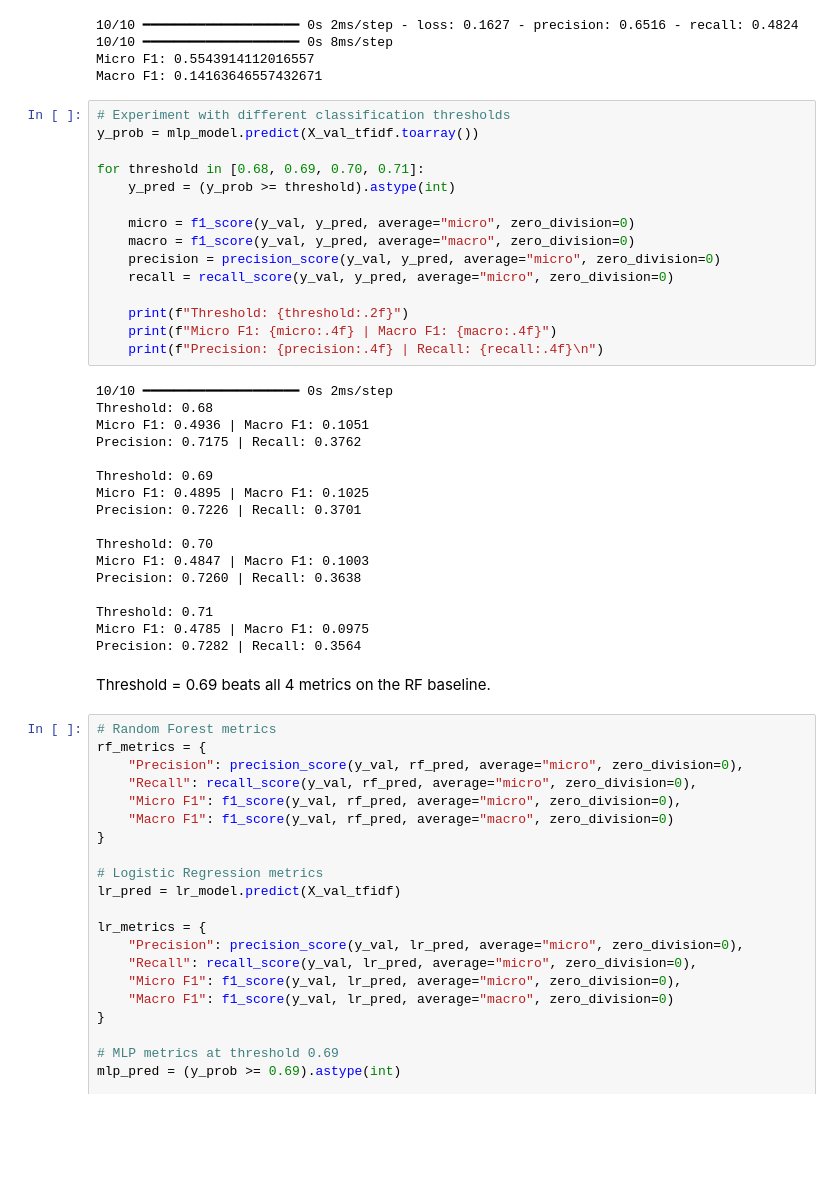
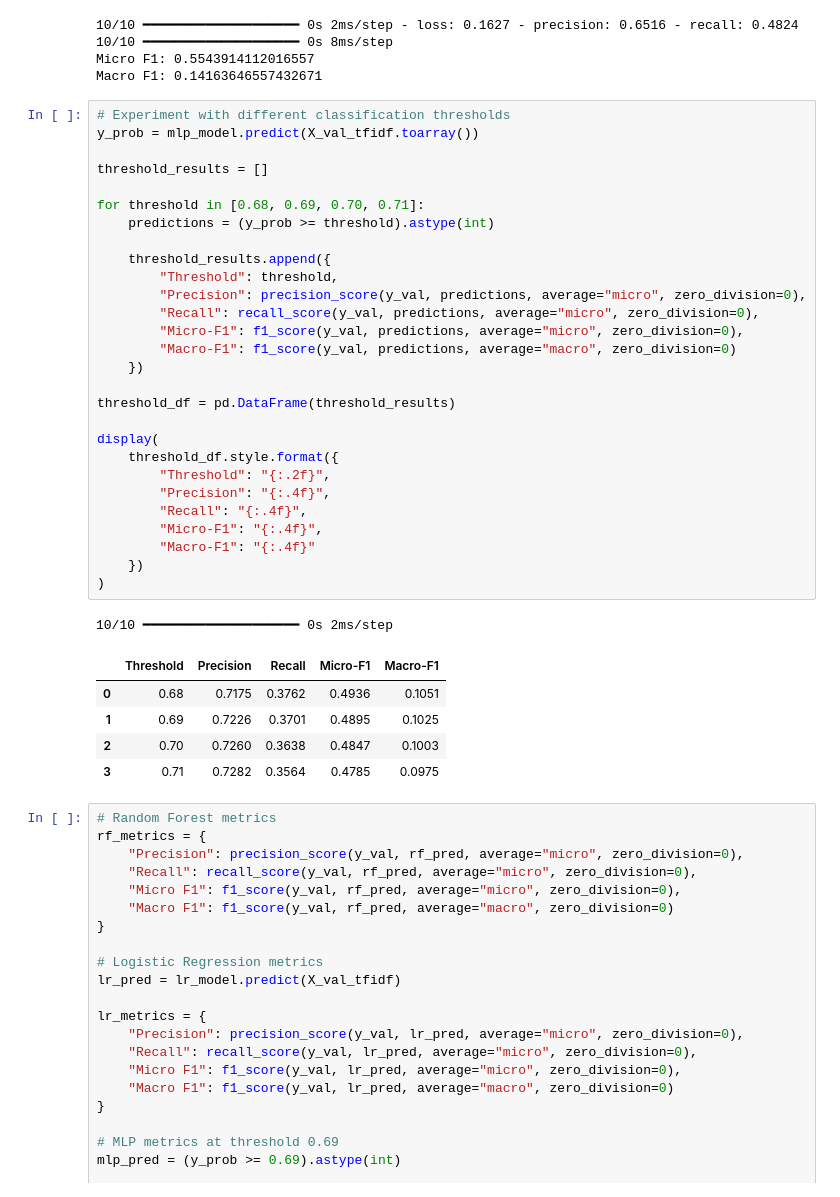
Before and after one commit to lexi1313/CS440_FinalProject, a Jupyter notebook: CS440_FinalProject.ipynb, the cells around one changed output. Drawn from its saved outputs; the diff is of its cells as text; blank space fills up the shorter version.

Commit message:
Added test table

```diff
--- a/CS440_FinalProject.ipynb
+++ b/CS440_FinalProject.ipynb
@@ -289,37 +289,38 @@ Macro F1: 0.14163646557432671
 # %%
 # Experiment with different classification thresholds
 y_prob = mlp_model.predict(X_val_tfidf.toarray())
 
+threshold_results = []
+
 for threshold in [0.68, 0.69, 0.70, 0.71]:
-    y_pred = (y_prob >= threshold).astype(int)
+    predictions = (y_prob >= threshold).astype(int)
 
-    micro = f1_score(y_val, y_pred, average="micro", zero_division=0)
-    macro = f1_score(y_val, y_pred, average="macro", zero_division=0)
-    precision = precision_score(y_val, y_pred, average="micro", zero_division=0)
-    recall = recall_score(y_val, y_pred, average="micro", zero_division=0)
+    threshold_results.append({
+        "Threshold": threshold,
+        "Precision": precision_score(y_val, predictions, average="micro", zero_division=0),
+        "Recall": recall_score(y_val, predictions, average="micro", zero_division=0),
+        "Micro-F1": f1_score(y_val, predictions, average="micro", zero_division=0),
+        "Macro-F1": f1_score(y_val, predictions, average="macro", zero_division=0)
+    })
 
-    print(f"Threshold: {threshold:.2f}")
-    print(f"Micro F1: {micro:.4f} | Macro F1: {macro:.4f}")
-    print(f"Precision: {precision:.4f} | Recall: {recall:.4f}\n")
+threshold_df = pd.DataFrame(threshold_results)
+
+display(
+    threshold_df.style.format({
+        "Threshold": "{:.2f}",
+        "Precision": "{:.4f}",
+        "Recall": "{:.4f}",
+        "Micro-F1": "{:.4f}",
+        "Macro-F1": "{:.4f}"
+    })
+)
 # %% [output]
 10/10 ━━━━━━━━━━━━━━━━━━━━ 0s 2ms/step
-Threshold: 0.68
-Micro F1: 0.4936 | Macro F1: 0.1051
-Precision: 0.7175 | Recall: 0.3762
-
-Threshold: 0.69
-Micro F1: 0.4895 | Macro F1: 0.1025
-Precision: 0.7226 | Recall: 0.3701
-
-Threshold: 0.70
-Micro F1: 0.4847 | Macro F1: 0.1003
-Precision: 0.7260 | Recall: 0.3638
-
-Threshold: 0.71
-Micro F1: 0.4785 | Macro F1: 0.0975
-Precision: 0.7282 | Recall: 0.3564
+|  | Threshold | Precision | Recall | Micro-F1 | Macro-F1 |
+| 0 | 0.68 | 0.7175 | 0.3762 | 0.4936 | 0.1051 |
+| 1 | 0.69 | 0.7226 | 0.3701 | 0.4895 | 0.1025 |
+| 2 | 0.70 | 0.7260 | 0.3638 | 0.4847 | 0.1003 |
+| 3 | 0.71 | 0.7282 | 0.3564 | 0.4785 | 0.0975 |
-# %% [markdown]
-Threshold = 0.69 beats all 4 metrics on the RF baseline.
 # %%
 # Random Forest metrics
 rf_metrics = {
```
Also changed, not shown: parts of 1 cell of this notebook, 2 other files.
